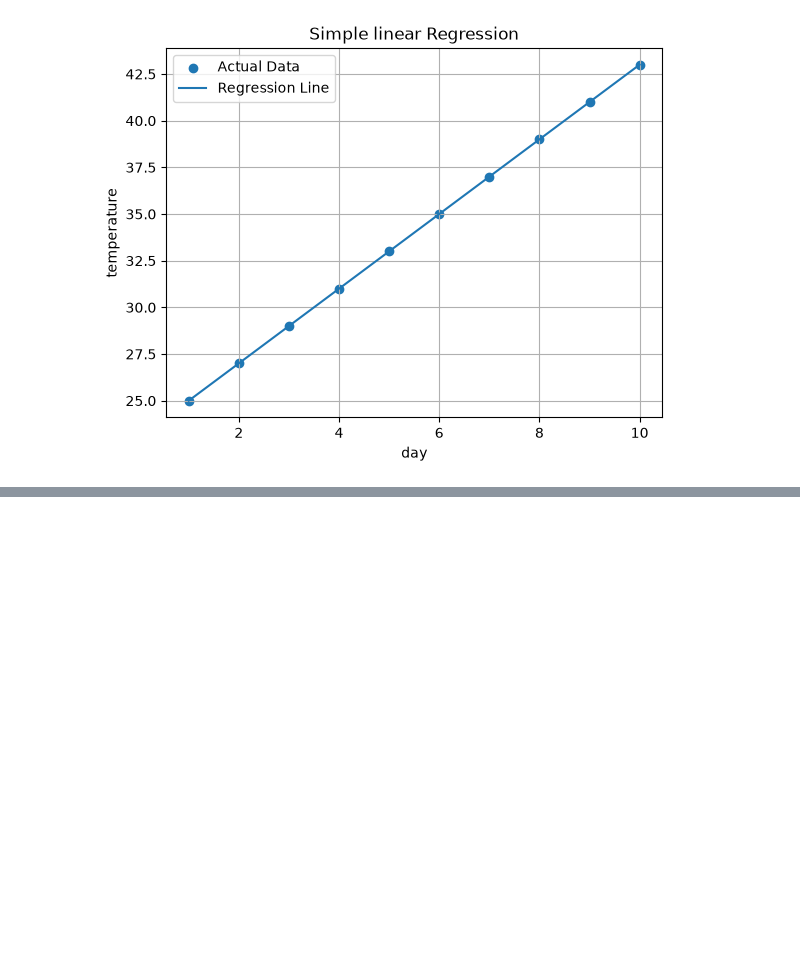
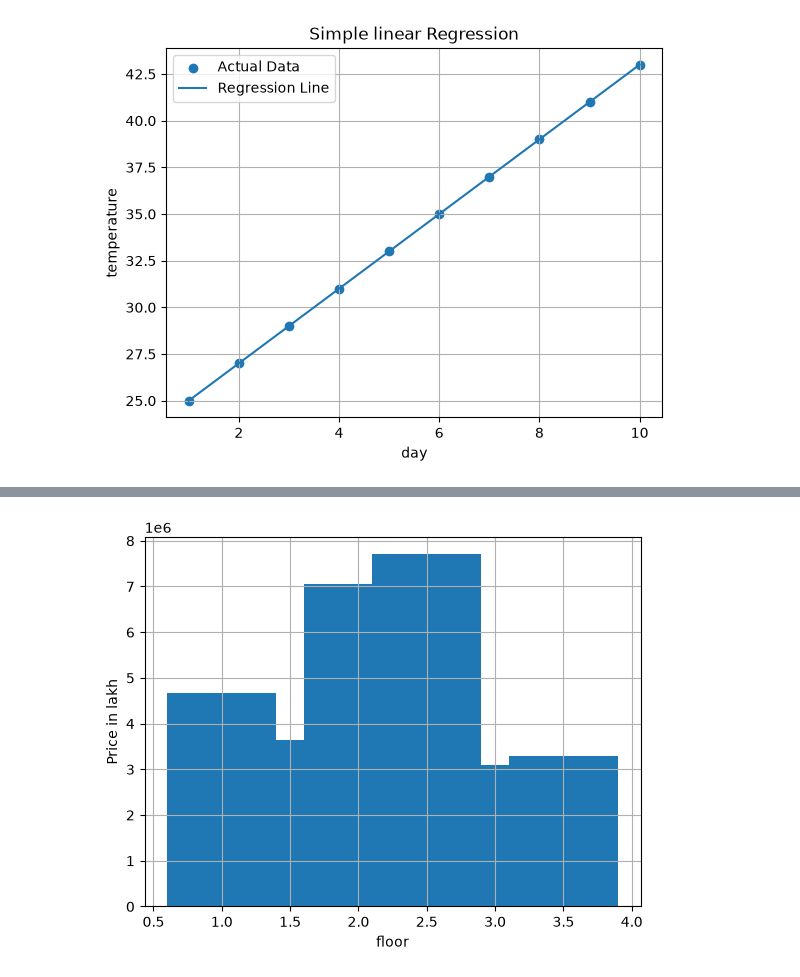
Before and after one commit to ankit-kr-maurya-82/Data-Science, a Jupyter notebook: day12.ipynb, the cells around one changed output, grey strips where cells are left out. Saved outputs shown, nothing was run; the diff lists cells and outputs as text; code cells hidden in the pictures; blank space fills up the shorter version.

```diff
--- a/day12.ipynb
+++ b/day12.ipynb
@@ -214,0 +426,10 @@ Predicted Salary = ₹47500.00
+# %%
+bed= data['floors']
+price= data['price']
+plt.bar(bed, price)
+plt.grid()
+plt.xlabel("floor")
+plt.ylabel("Price in lakh")
+plt.show()
+# %% [output]
+[figure, added]
```
Also changed, not shown: parts of 23 cells of this notebook, 2 other files.
